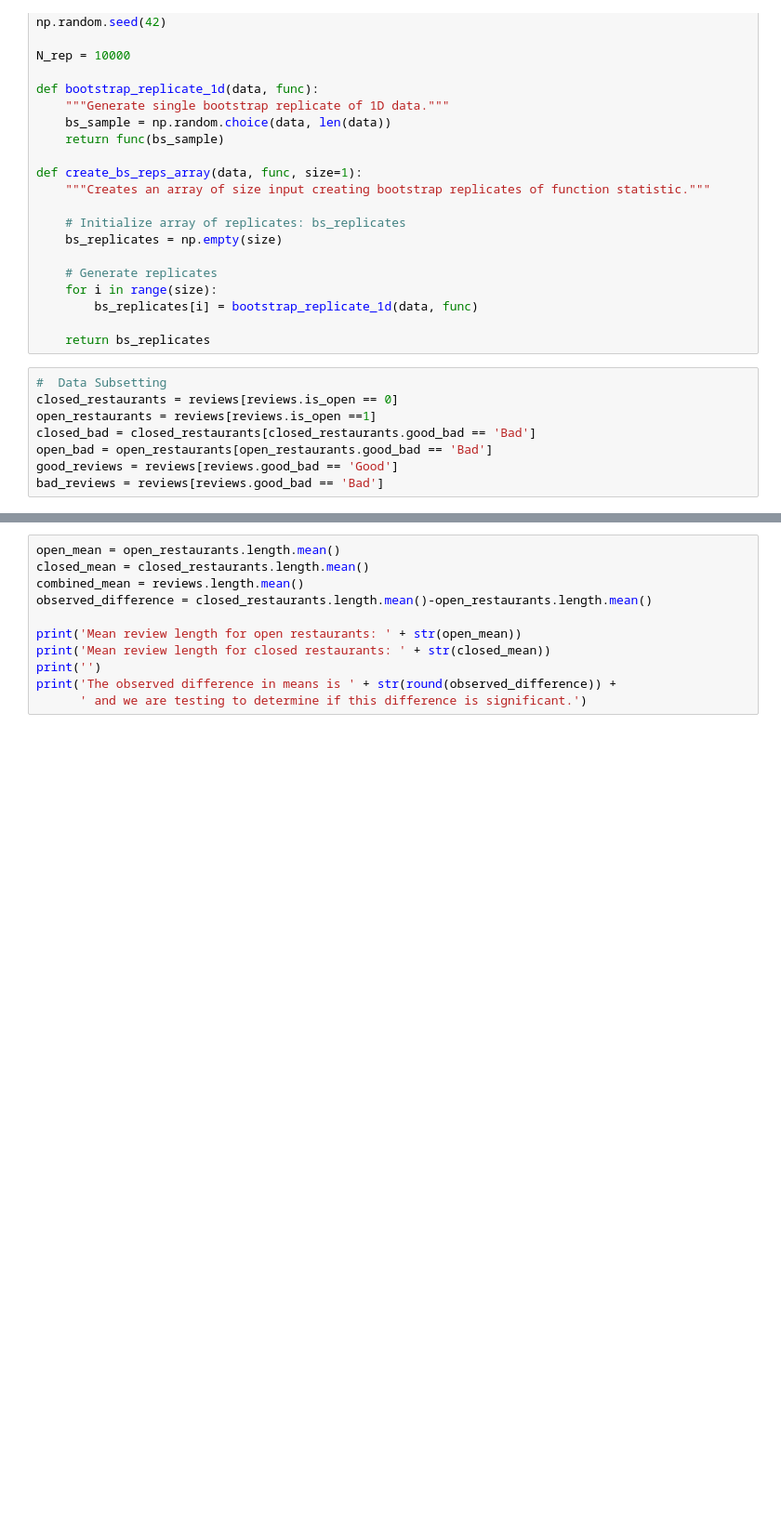
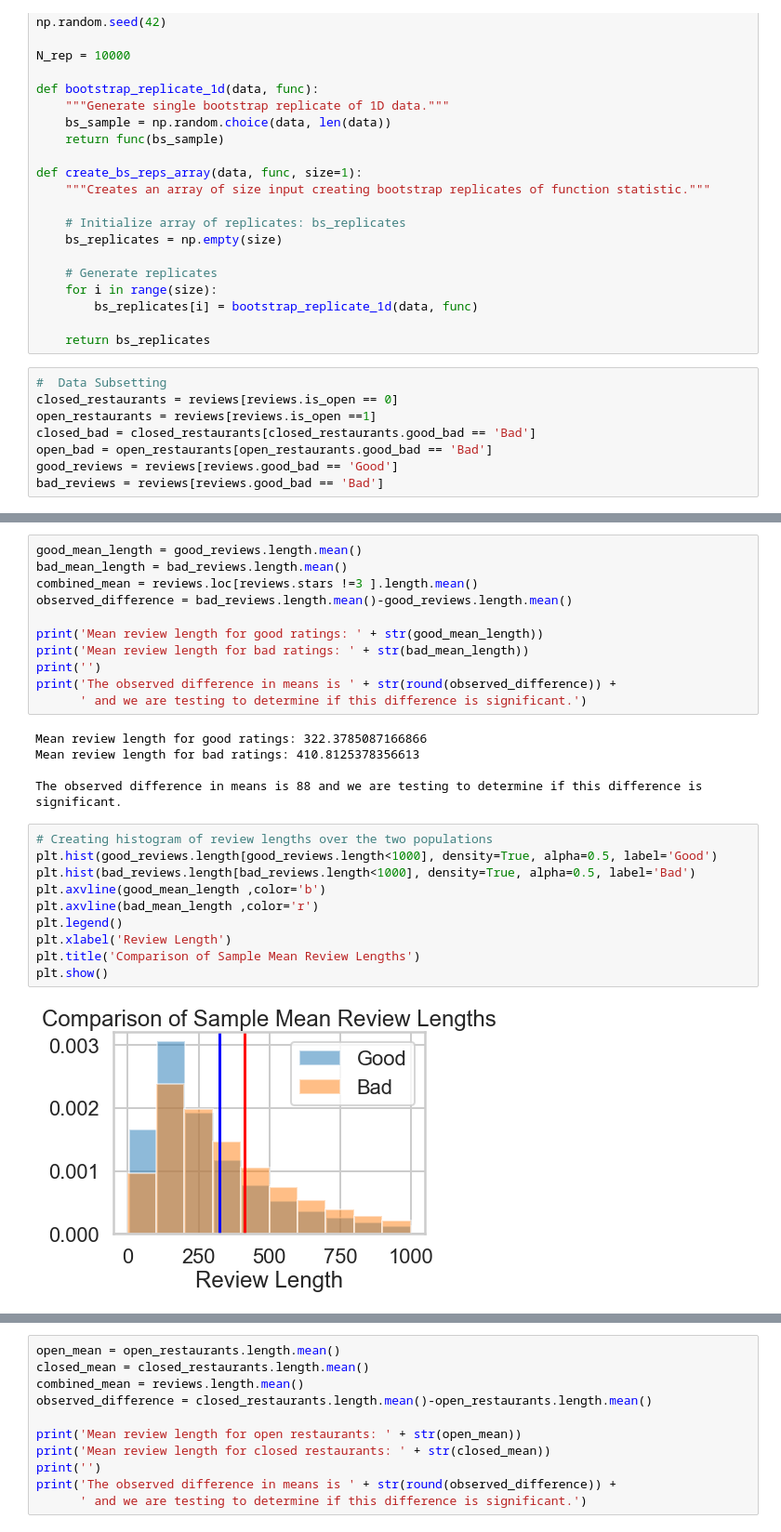
Before and after one commit to ABitNutty/Capstone-2, a Jupyter notebook: Inferential_statistics.ipynb, the cells around one changed output, grey strips where cells are left out. Shown: that part at 93% size. Drawn from its saved outputs; the diff is of its cells as text; blank space fills up the shorter version.

```diff
--- a/Inferential_statistics.ipynb
+++ b/Inferential_statistics.ipynb
@@ -89,0 +76,28 @@ Name: length, Length: 4011850, dtype: int64
+# %%
+good_mean_length = good_reviews.length.mean()
+bad_mean_length = bad_reviews.length.mean()
+combined_mean = reviews.loc[reviews.stars !=3 ].length.mean()
+observed_difference = bad_reviews.length.mean()-good_reviews.length.mean()
+
+print('Mean review length for good ratings: ' + str(good_mean_length))
+print('Mean review length for bad ratings: ' + str(bad_mean_length))
+print('')
+print('The observed difference in means is ' + str(round(observed_difference)) +
+      ' and we are testing to determine if this difference is significant.')
+# %% [output]
+Mean review length for good ratings: 322.3785087166866
+Mean review length for bad ratings: 410.8125378356613
+
+The observed difference in means is 88 and we are testing to determine if this difference is significant.
+# %%
+# Creating histogram of review lengths over the two populations
+plt.hist(good_reviews.length[good_reviews.length<1000], density=True, alpha=0.5, label='Good')
+plt.hist(bad_reviews.length[bad_reviews.length<1000], density=True, alpha=0.5, label='Bad')
+plt.axvline(good_mean_length ,color='b')
+plt.axvline(bad_mean_length ,color='r')
+plt.legend()
+plt.xlabel('Review Length')
+plt.title('Comparison of Sample Mean Review Lengths')
+plt.show()
+# %% [output]
+[figure, added]
```
Also changed, not shown: parts of 17 cells of this notebook.
